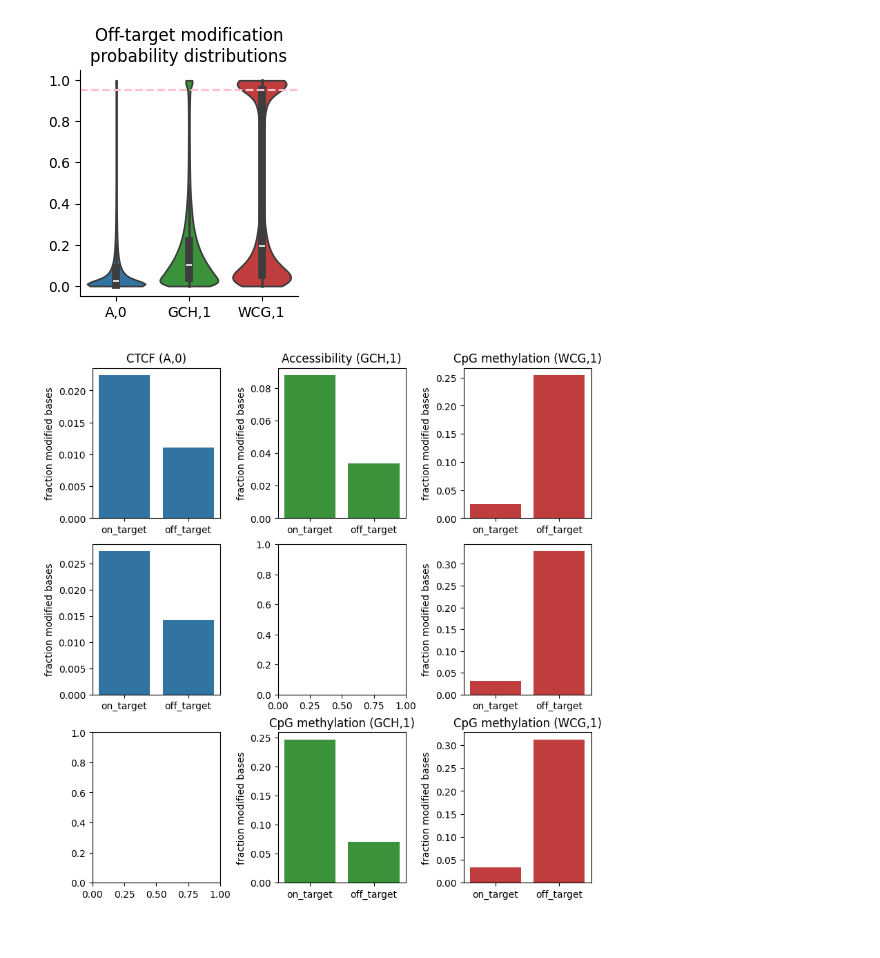
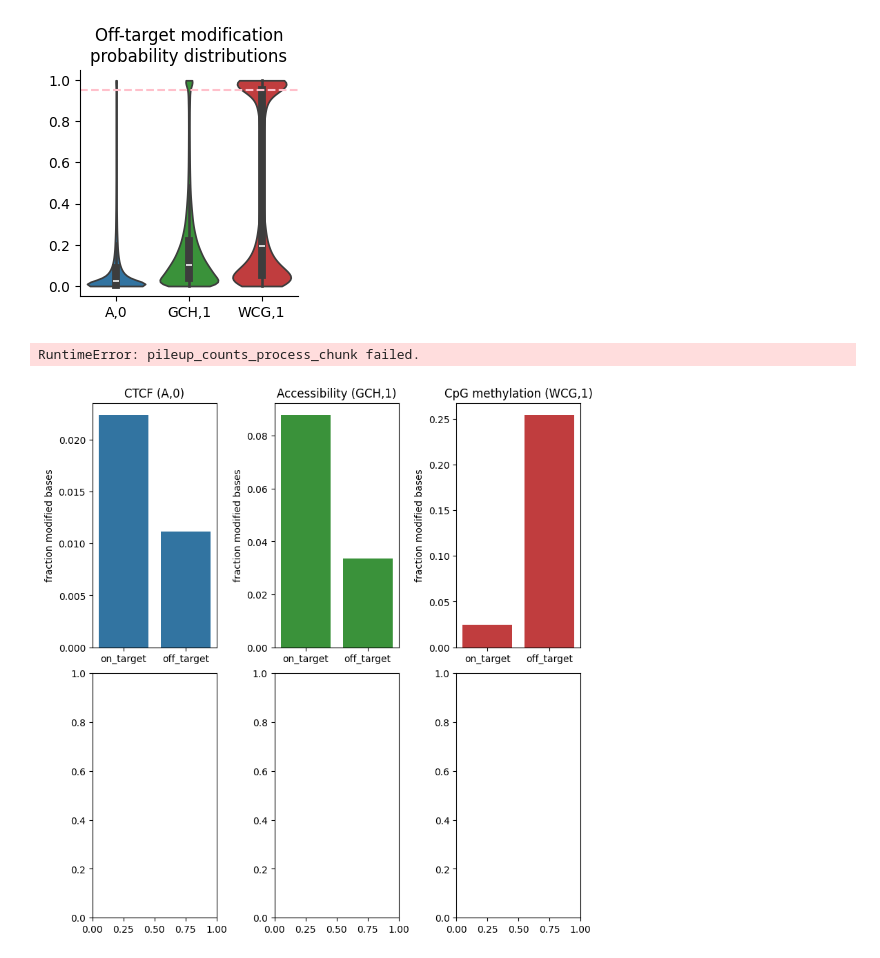
Before and after one commit to streetslab/multimodal-dimelo, a Jupyter notebook: CTCF_analysis.ipynb, the cells around one changed output. Saved outputs shown, nothing was run; the diff lists cells and outputs as text; code cells hidden in the pictures.

```diff
--- a/CTCF_analysis.ipynb
+++ b/CTCF_analysis.ipynb
@@ -637,44 +637,45 @@ plt.close()
 # %% [output]
 [figure]
 # %%
-fig, axes = plt.subplots(3, 3, layout="constrained", figsize=(8, 8))
+fig, axes = plt.subplots(2, 3, layout="constrained", figsize=(5, 8))
 
 sample_names = ["on_target", "off_target"]
 titles = ["CTCF", "Accessibility", "CpG methylation"]
 for motif, ax, title in zip(motifs, axes[0], titles):
     plot_enrichment.by_regions(
         mod_file_name=config.processed_data_dir / f"pileup.{ctcf_output_id}" / "pileup.sorted.bed.gz",
         regions_list=[ctcf_on_target_bed_file, ctcf_off_target_bed_file],
         motif=motif,
         sample_names=sample_names,
         palette = {sample_name: plotting.default_palette_map[motif] for sample_name in sample_names},
         ax=ax
     )
     ax.set_title(f"{title} ({motif})")
 
 for motif, ax in zip(["A,0", "WCG,1"], [axes[1][0], axes[1][2]]):
     plot_enrichment.by_regions(
         mod_file_name=config.processed_data_dir / f"pileup.a_only_ctcf_sites" / "pileup.sorted.bed.gz",
         regions_list=[ctcf_on_target_bed_file, ctcf_off_target_bed_file],
         motif=motif,
         sample_names=sample_names,
         palette = {sample_name: plotting.default_palette_map[motif] for sample_name in sample_names},
         ax=ax
     )
 
-for motif, ax in zip(["GCH,1", "WCG,1"], [axes[2][1], axes[2][2]]):
-    plot_enrichment.by_regions(
-        mod_file_name=config.processed_data_dir / f"pileup.gc_only_ctcf_sites" / "pileup.sorted.bed.gz",
-        regions_list=[ctcf_on_target_bed_file, ctcf_off_target_bed_file],
-        motif=motif,
-        sample_names=sample_names,
-        palette = {sample_name: plotting.default_palette_map[motif] for sample_name in sample_names},
-        ax=ax
-    )
-    ax.set_title(f"{title} ({motif})")
+# for motif, ax in zip(["GCH,1", "WCG,1"], [axes[2][1], axes[2][2]]):
+#     plot_enrichment.by_regions(
+#         mod_file_name=config.processed_data_dir / f"pileup.gc_only_ctcf_sites" / "pileup.sorted.bed.gz",
+#         regions_list=[ctcf_on_target_bed_file, ctcf_off_target_bed_file],
+#         motif=motif,
+#         sample_names=sample_names,
+#         palette = {sample_name: plotting.default_palette_map[motif] for sample_name in sample_names},
+#         ax=ax
+#     )
+#     ax.set_title(f"{title} ({motif})")
 
-# plt.savefig(config.figure_dir / "ctcf.plot_enrichment.svg")
+plt.savefig(config.figure_dir / "ctcf.compare_to_DiMeLo.svg")
 plt.show()
 plt.close()
 # %% [output]
+RuntimeError: pileup_counts_process_chunk failed.
-[figure, old version]
+[figure, new version]
```
Also changed, not shown: parts of 2 cells of this notebook, 2 other files.
